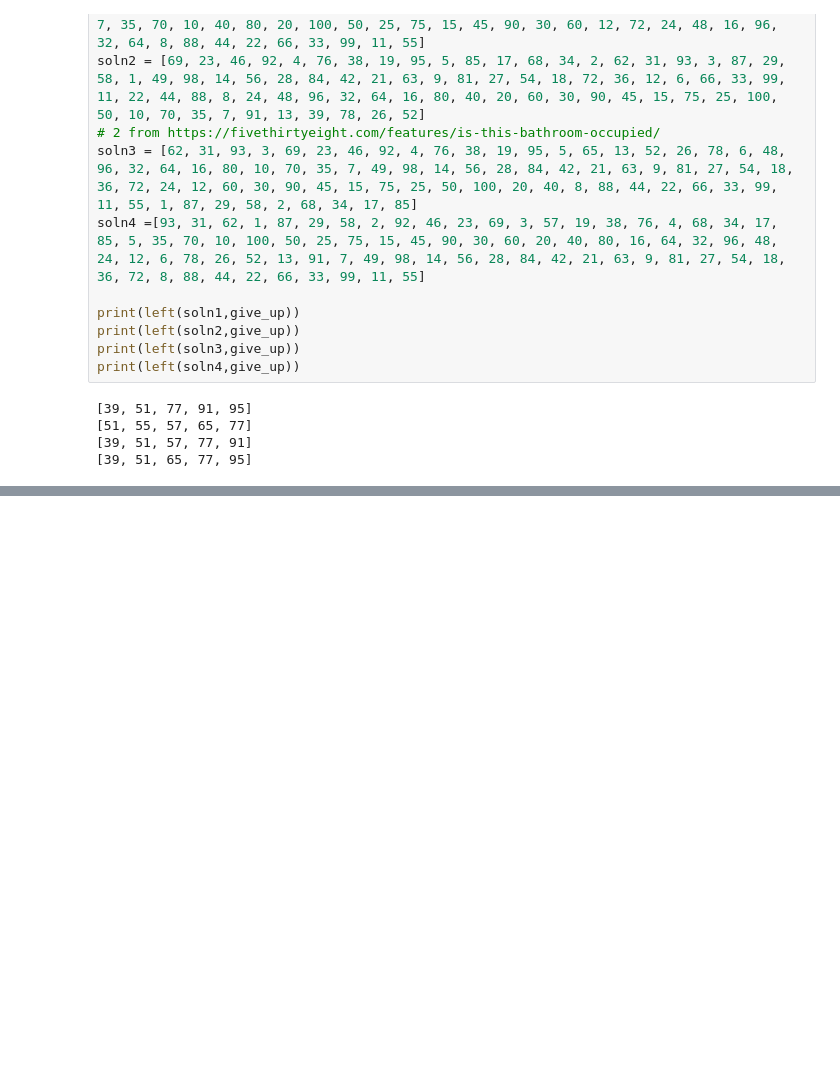
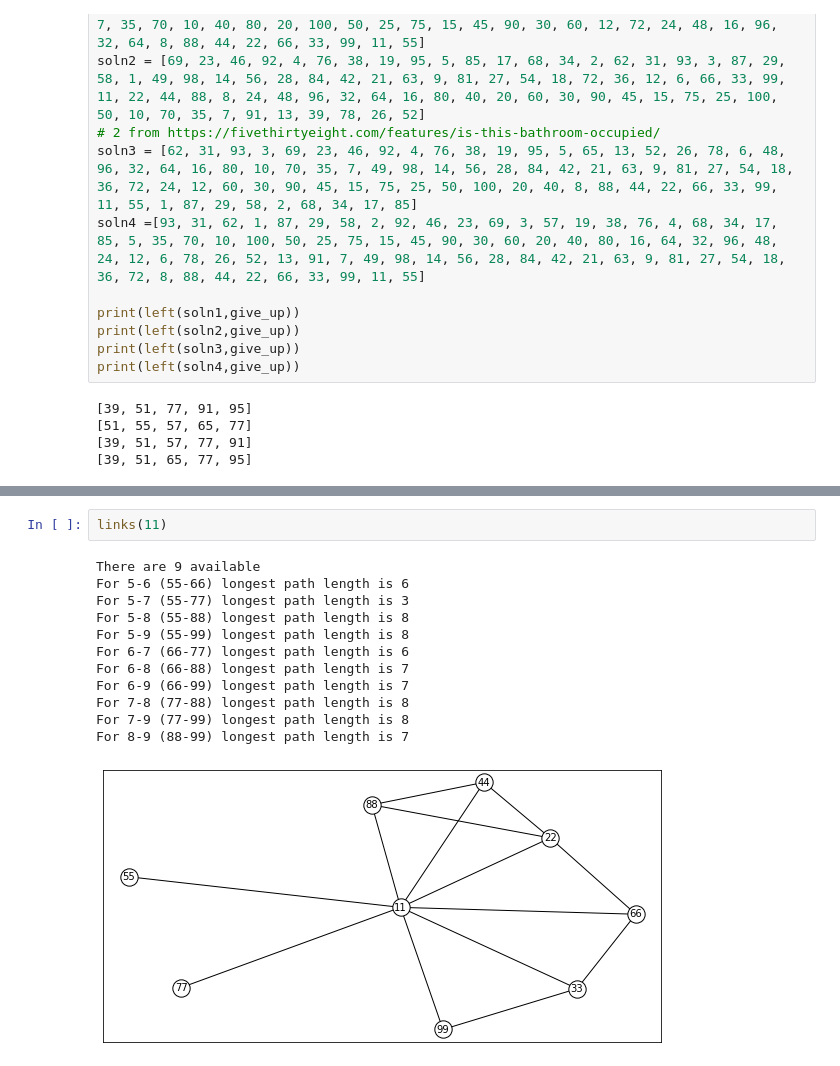
Before and after one commit to gowen100/Jane-Street-Solutions, a Jupyter notebook: 2014_07_ChainReaction.ipynb, the cells around one changed output, grey strips where cells are left out. Cells and saved outputs as stored; diff of their text form; blank space fills up the shorter version.

```diff
--- a/2014_07_ChainReaction.ipynb
+++ b/2014_07_ChainReaction.ipynb
@@ -275,0 +246,15 @@ Adding 7 uses 10 of the 14 available. Start: 91 End: 98. Miss [35, 49, 70, 77]
+# %%
+links(11)
+# %% [output]
+There are 9 available
+For 5-6 (55-66) longest path length is 6
+For 5-7 (55-77) longest path length is 3
+For 5-8 (55-88) longest path length is 8
+For 5-9 (55-99) longest path length is 8
+For 6-7 (66-77) longest path length is 6
+For 6-8 (66-88) longest path length is 7
+For 6-9 (66-99) longest path length is 7
+For 7-8 (77-88) longest path length is 8
+For 7-9 (77-99) longest path length is 8
+For 8-9 (88-99) longest path length is 7
+[figure, added]
```
Also changed, not shown: parts of 9 cells of this notebook.
